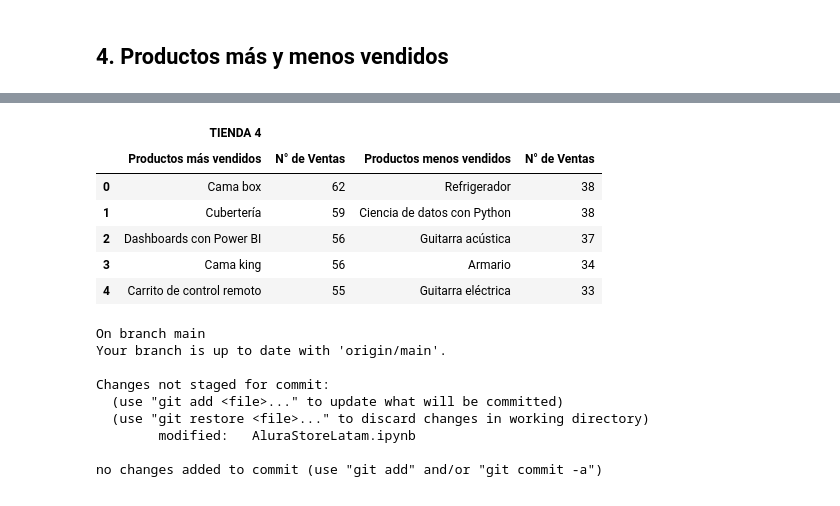
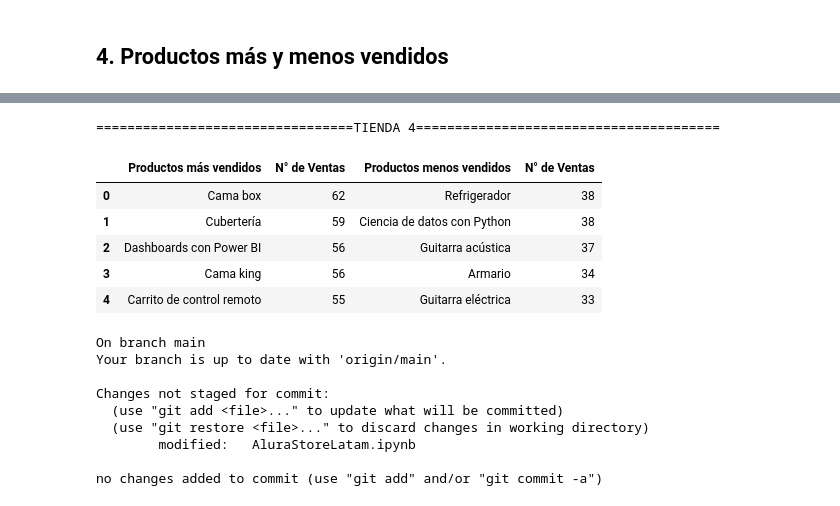
Before and after one commit to Omar05129/Alura-Store-Challengue, a Jupyter notebook: AluraStoreLatam.ipynb, the cells around one changed output, grey strips where cells are left out. Cells and saved outputs as stored; diff of their text form; code cells hidden in the pictures.

```diff
--- a/AluraStoreLatam.ipynb
+++ b/AluraStoreLatam.ipynb
@@ -448,25 +436,22 @@ tabla_producto_tienda3
 # %%
 ventas_por_producto4=tienda4["Producto"].value_counts().to_frame()
 ventas_por_producto4.columns = ["Tienda 4"]
 # Más vendidos
 mas_vendidos4 = ventas_por_producto4.head(5).reset_index()
 
 # Menos vendidos
 menos_vendidos4 = ventas_por_producto4.tail(5).reset_index()
 
 # Cambiar nombres de columnas
 mas_vendidos4.columns = ["Productos más vendidos", "N° de Ventas"]
 menos_vendidos4.columns = ["Productos menos vendidos", "N° de Ventas"]
 
 # Unir
 tabla_producto_tienda4 = pd.concat([mas_vendidos4, menos_vendidos4], axis=1)
-tabla_producto_tienda4.columns = pd.MultiIndex.from_tuples(
-    [("TIENDA 4", col) for col in tabla_producto_tienda4.columns]
-)
-
+print("=================================TIENDA 4=======================================")
 tabla_producto_tienda4
 # %% [output]
+=================================TIENDA 4=======================================
-|  | TIENDA 4 |  |  |  |
 |  | Productos más vendidos | N° de Ventas | Productos menos vendidos | N° de Ventas |
 | 0 | Cama box | 62 | Refrigerador | 38 |
 | 1 | Cubertería | 59 | Ciencia de datos con Python | 38 |
```
Also changed, not shown: parts of 6 cells of this notebook.
